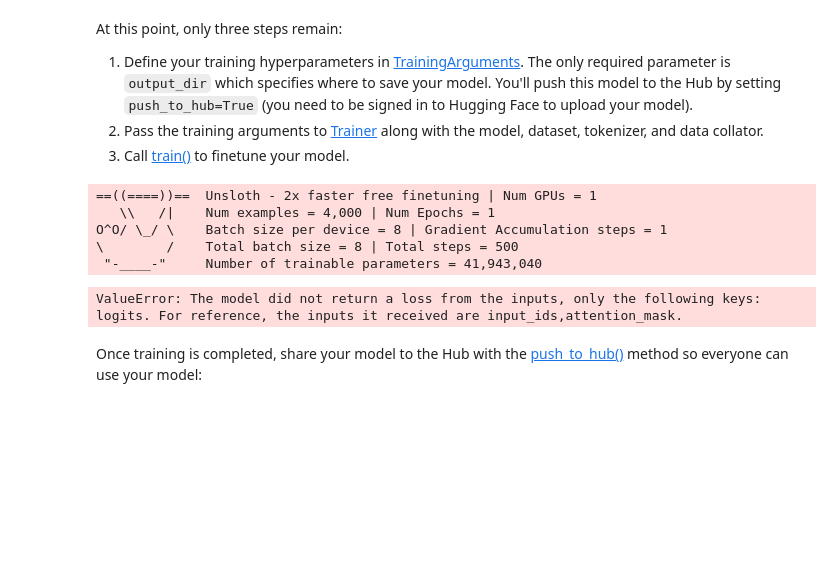
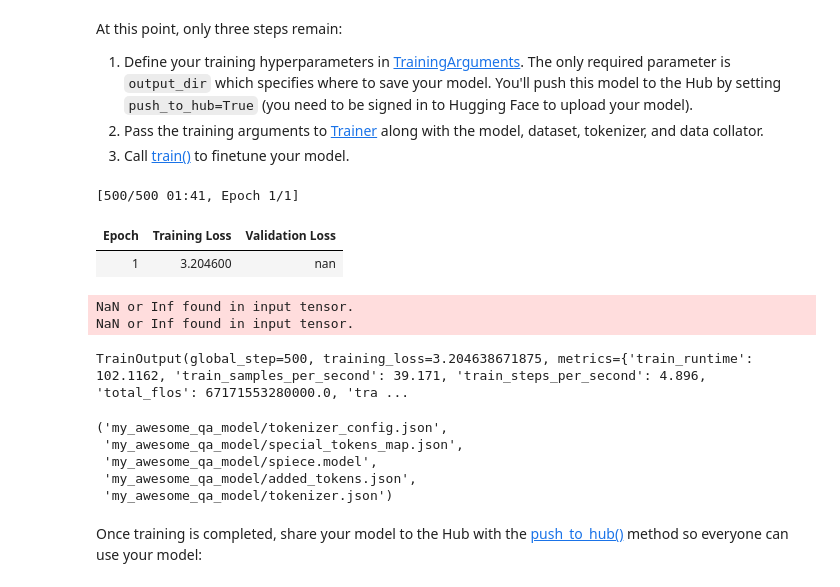
Before and after one commit to majidsh97/LLM, a Jupyter notebook: question_answering.ipynb, the cells around one changed output. Saved outputs shown, nothing was run; the diff lists cells and outputs as text; code cells hidden in the pictures; blank space fills up the shorter version.

```diff
--- a/question_answering.ipynb
+++ b/question_answering.ipynb
@@ -36,8 +36,8 @@ We encourage you to login to your Hugging Face account so you can upload and sha
 Start by loading a smaller subset of the SQuAD dataset from the 🤗 Datasets library. This'll give you a chance to experiment and make sure everything works before spending more time training on the full dataset.
 # %%
 from datasets import load_dataset
-
-squad = load_dataset("squad", split="train[:5000]",streaming=False)
+cache_dir = '/proj/ciptmp/ix05ogym/.cache/'
+squad = load_dataset("squad", split="train[:5000]",streaming=False,cache_dir=cache_dir)
 # %% [markdown]
 Split the dataset's `train` split into a train and test set with the [train_test_split](https://huggingface.co/docs/datasets/main/en/package_reference/main_classes#datasets.Dataset.train_test_split) method:
 # %%
@@ -65,7 +65,7 @@ The next step is to load a DistilBERT tokenizer to process the `question` and `c
 # %%
 from transformers import AutoTokenizer
 
-tokenizer = AutoTokenizer.from_pretrained("albert/albert-base-v2")
+tokenizer = AutoTokenizer.from_pretrained("albert/albert-base-v2",cache_dir=cache_dir)
 # %% [markdown]
 There are a few preprocessing steps particular to question answering tasks you should be aware of:
 
@@ -169,47 +173,36 @@ If you aren't familiar with finetuning a model with the [Trainer](https://huggin
 You're ready to start training your model now! Load DistilBERT with [AutoModelForQuestionAnswering](https://huggingface.co/docs/transformers/main/en/model_doc/auto#transformers.AutoModelForQuestionAnswering):
 # %%
 import torch
-from unsloth import FastLanguageModel , is_bfloat16_supporte
+#from unsloth import FastLanguageModel , is_bfloat16_supported
 
 from transformers import AutoModelForQuestionAnswering, TrainingArguments, Trainer,BitsAndBytesConfig
 from peft import LoraConfig,get_peft_model,prepare_model_for_kbit_training
 print(torch.cuda.is_available())
 torch.cuda.get_device_name(0)
 
-max_seq_length = 2048 # Supports RoPE Scaling interally, so choose any!
 
 config = BitsAndBytesConfig(
     load_in_4bit=True,
     bnb_4bit_quant_type="nf4",
     bnb_4bit_use_double_quant=True,
     bnb_4bit_compute_dtype=torch.bfloat16,
-
-
 )
 #"albert/albert-base-v2"
-model_name = "unsloth/mistral-7b-v0.3-bnb-4bit"
-model , tokenizer= FastLanguageModel.from_pretrained(model_name ,
+model_name = "albert/albert-base-v2"#"unsloth/mistral-7b-v0.3-bnb-4bit"
+model = AutoModelForQuestionAnswering.from_pretrained(model_name ,
                                                       #attn_implementation="flash_attention_2",
-                                                      #quantization_config=config,
-                                                      #device_map='auto',
-                                                      load_in_4bit=True,
-
-                                                      max_seq_length=max_seq_length,
+                                                      quantization_config=config,
+                                                      #low_cpu_mem_usage=True,
                                                       cache_dir='/proj/ciptmp/ix05ogym/.cache/',
+                                                      #device_map="auto",
 
                                                       )
+print(model)
+
 #model = prepare_model_for_kbit_training(model,use_gradient_checkpointing=False)
-#loraconfig = LoraConfig(r=16,target_modules=['query','key','value'],task_type='QUESTION_ANS')
-#model = FastLanguageModel.get_peft_model(model=model,lora_alpha= loraconfig)
-model = FastLanguageModel.get_peft_model( model,
-    r = 16, # Choose any number > 0 ! Suggested 8, 16, 32, 64, 128
-    target_modules = ["q_proj", "k_proj", "v_proj", "o_proj",
-                      "gate_proj", "up_proj", "down_proj",],
-    lora_alpha = 16,
-    use_gradient_checkpointing = "unsloth", # True or "unsloth" for very long context
+loraconfig = LoraConfig(r=16,target_modules=['query','key','value','dense'],task_type='QUESTION_ANS')
+model = get_peft_model(model, loraconfig)
 
-
-)
 model.print_trainable_parameters()
-print(model)
+print(model.get_memory_footprint())
 # %% [output]
@@ -279,42 +261,49 @@ trainer = Trainer(
     model=model,
     train_dataset=tokenized_squad["train"],
     eval_dataset=tokenized_squad["test"],
     tokenizer=tokenizer,
     data_collator=data_collator,
     args=TrainingArguments(
             output_dir="my_awesome_qa_model",
             eval_strategy="epoch",
             learning_rate=1e-4,
             per_device_train_batch_size=8,
             per_device_eval_batch_size=8,
             num_train_epochs=1,
             weight_decay=0.01,
             #bf16 =True, #amper series
             tf32=True,
             fp16 = False,#not is_bfloat16_supported(),
             bf16 =True, #is_bfloat16_supported(),
             optim='adamw_hf',
             #weight_decay=0.01,
             #dataloader_pin_memory=True,
             #dataloader_num_workers=0,
             #torch_compile=True,  #seems not good error :(
 
             #push_to_hub=True,
+            report_to='tensorboard'
 
             )
 )
 
 trainer.train()
 # %% [output]
-==((====))==  Unsloth - 2x faster free finetuning | Num GPUs = 1
-   \\   /|    Num examples = 4,000 | Num Epochs = 1
-O^O/ \_/ \    Batch size per device = 8 | Gradient Accumulation steps = 1
-\        /    Total batch size = 8 | Total steps = 500
- "-____-"     Number of trainable parameters = 41,943,040
+[500/500 01:41, Epoch 1/1]
+| Epoch | Training Loss | Validation Loss |
+| 1 | 3.204600 | nan |
-ValueError: The model did not return a loss from the inputs, only the following keys: logits. For reference, the inputs it received are input_ids,attention_mask.
+NaN or Inf found in input tensor.
+NaN or Inf found in input tensor.
+TrainOutput(global_step=500, training_loss=3.204638671875, metrics={'train_runtime': 102.1162, 'train_samples_per_second': 39.171, 'train_steps_per_second': 4.896, 'total_flos': 67171553280000.0, 'tra ...
 # %%
 model.save_pretrained("my_awesome_qa_model")
 tokenizer.save_pretrained("my_awesome_qa_model")
+# %% [output]
+('my_awesome_qa_model/tokenizer_config.json',
+ 'my_awesome_qa_model/special_tokens_map.json',
+ 'my_awesome_qa_model/spiece.model',
+ 'my_awesome_qa_model/added_tokens.json',
+ 'my_awesome_qa_model/tokenizer.json')
 # %% [markdown]
 Once training is completed, share your model to the Hub with the [push_to_hub()](https://huggingface.co/docs/transformers/main/en/main_classes/trainer#transformers.Trainer.push_to_hub) method so everyone can use your model:
 # %% [markdown]
```
Also changed, not shown: parts of 5 cells of this notebook, 2 other files.
